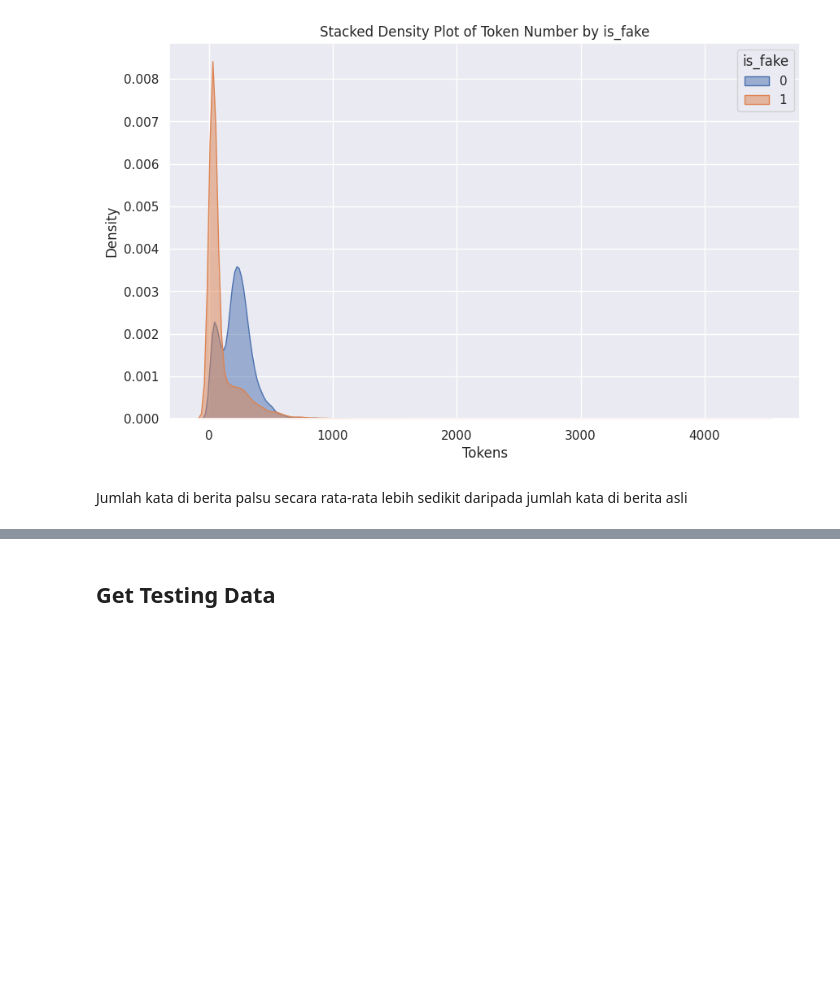
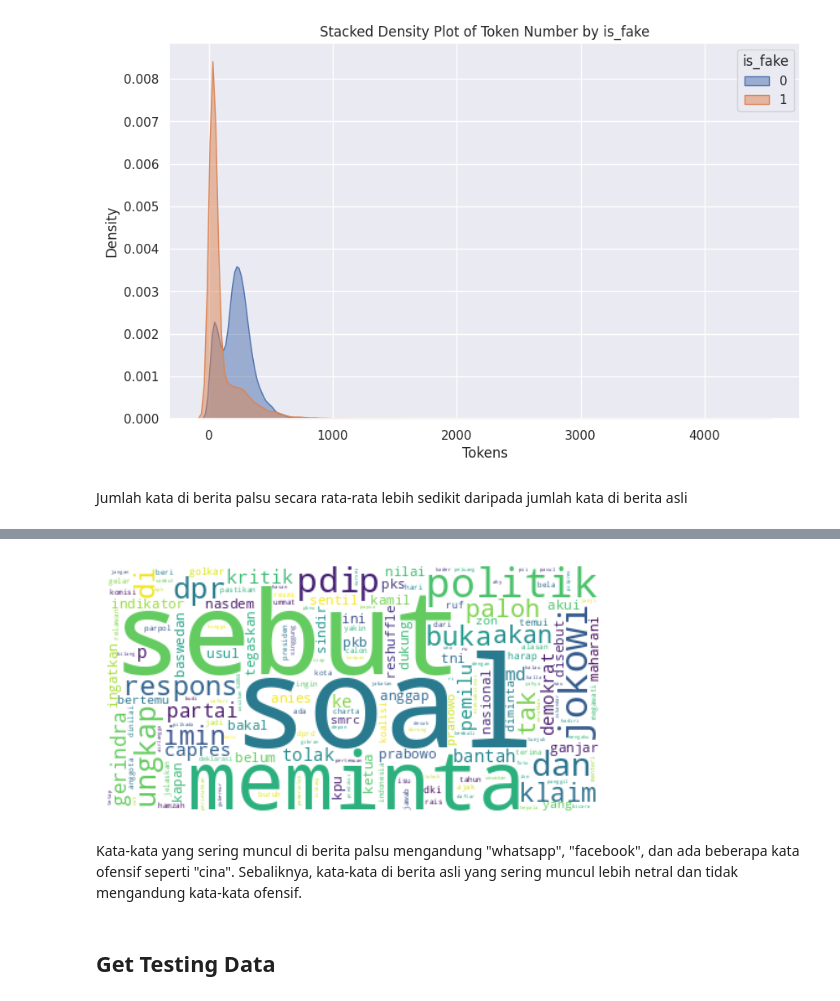
Before and after one commit to nathanael6556/fake-news-detection, a Jupyter notebook: notebooks/data_preprocessing.ipynb, the cells around one changed output, grey strips where cells are left out. Cells and saved outputs as stored; diff of their text form; code cells hidden in the pictures; blank space fills up the shorter version.

```diff
--- a/notebooks/data_preprocessing.ipynb
+++ b/notebooks/data_preprocessing.ipynb
@@ -349,3 +359,14 @@ Jumlah kata di berita palsu secara rata-rata lebih sedikit daripada jumlah kata
+# %%
+text = " ".join(cat.split()[1] for cat in clean_data_20k[clean_data_20k['is_fake']==0]['news'])
+word_cloud = WordCloud(collocations = False, background_color = 'white').generate(text)
+
+plt.imshow(word_cloud, interpolation='bilinear')
+plt.axis("off")
+plt.show()
+# %% [output]
+[figure, added]
+# %% [markdown]
+Kata-kata yang sering muncul di berita palsu mengandung "whatsapp", "facebook", dan ada beberapa kata ofensif seperti "cina". Sebaliknya, kata-kata di berita asli yang sering muncul lebih netral dan tidak mengandung kata-kata ofensif.
 # %% [markdown]
 ## Get Testing Data
 # %%
```
Also changed, not shown: parts of 5 cells of this notebook.
